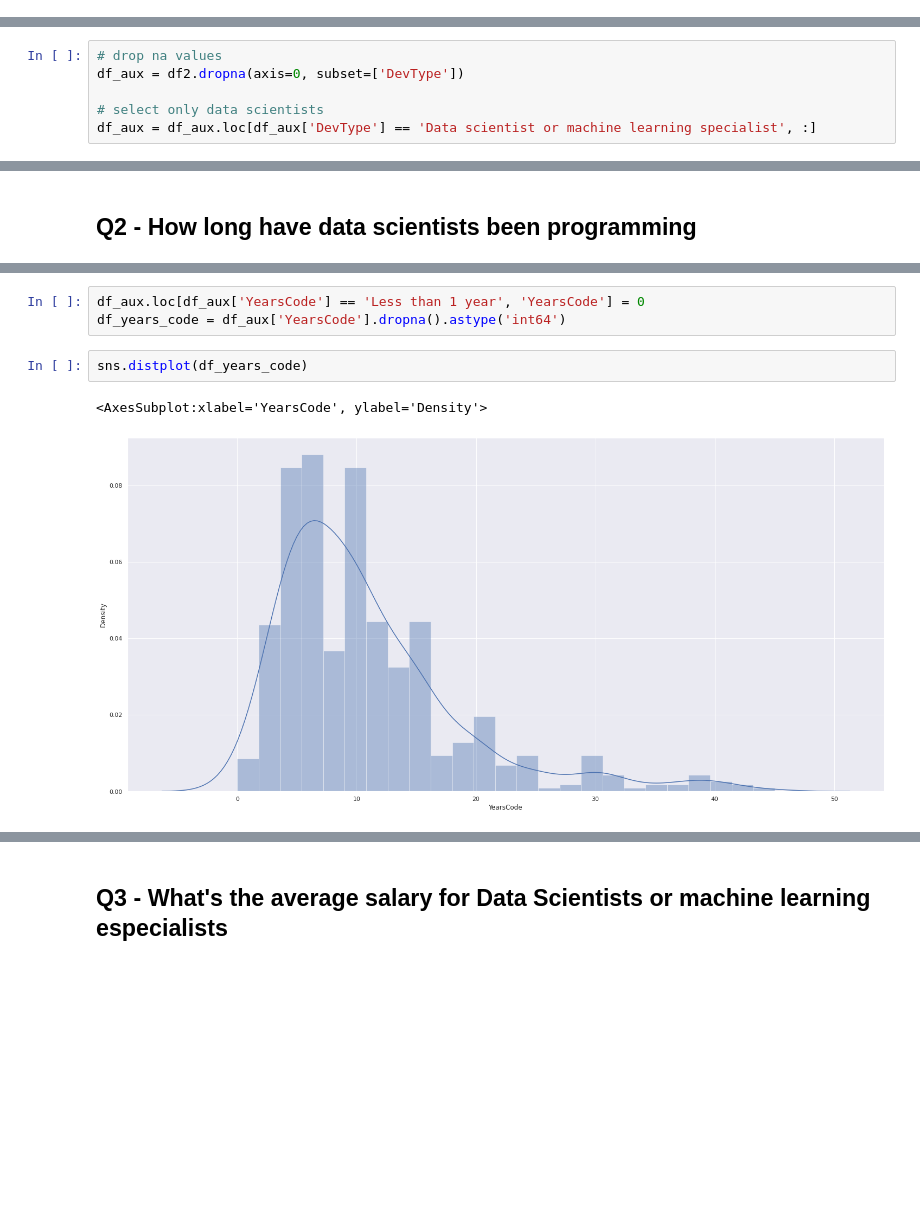
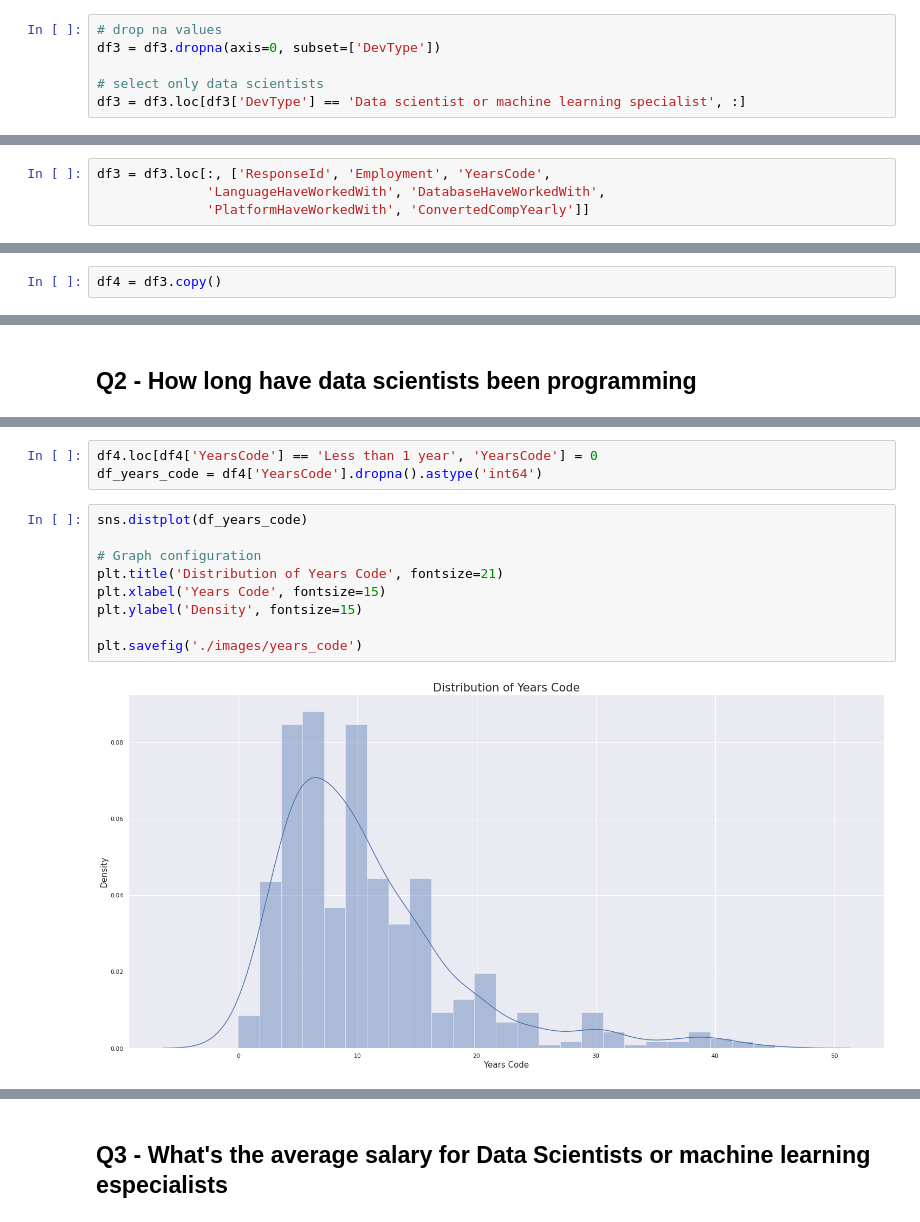
Before and after one commit to tadeucbm/AnalysisStackoverflow, a Jupyter notebook: notebook.ipynb, the cells around one changed output, grey strips where cells are left out. Drawn from its saved outputs; the diff is of its cells as text; blank space fills up the shorter version.

```diff
--- a/notebook.ipynb
+++ b/notebook.ipynb
@@ -112,0 +100,6 @@ def count_list_series(df, column, sep=';'):
+# %%
+# drop na values
+df3 = df3.dropna(axis=0, subset=['DevType'])
+
+# select only data scientists
+df3 = df3.loc[df3['DevType'] == 'Data scientist or machine learning specialist', :]
@@ -112,0 +108,4 @@ def count_list_series(df, column, sep=';'):
+# %%
+df3 = df3.loc[:, ['ResponseId', 'Employment', 'YearsCode',
+              'LanguageHaveWorkedWith', 'DatabaseHaveWorkedWith',
+              'PlatformHaveWorkedWith', 'ConvertedCompYearly']]
@@ -113,6 +114,2 @@ def count_list_series(df, column, sep=';'):
 # %%
-# drop na values
-df_aux = df2.dropna(axis=0, subset=['DevType'])
-
-# select only data scientists
-df_aux = df_aux.loc[df_aux['DevType'] == 'Data scientist or machine learning specialist', :]
+df4 = df3.copy()
@@ -141,8 +249,14 @@ sns.barplot(x='Percentage', y='Value', data=df_language[:10], palette=sns.color_
 # %%
-df_aux.loc[df_aux['YearsCode'] == 'Less than 1 year', 'YearsCode'] = 0
-df_years_code = df_aux['YearsCode'].dropna().astype('int64')
+df4.loc[df4['YearsCode'] == 'Less than 1 year', 'YearsCode'] = 0
+df_years_code = df4['YearsCode'].dropna().astype('int64')
 # %%
 sns.distplot(df_years_code)
+
+# Graph configuration
+plt.title('Distribution of Years Code', fontsize=21)
+plt.xlabel('Years Code', fontsize=15)
+plt.ylabel('Density', fontsize=15)
+
+plt.savefig('./images/years_code')
 # %% [output]
-<AxesSubplot:xlabel='YearsCode', ylabel='Density'>
-[figure, old version]
+[figure, new version]
```
Also changed, not shown: parts of 72 cells of this notebook, 5 other files.
